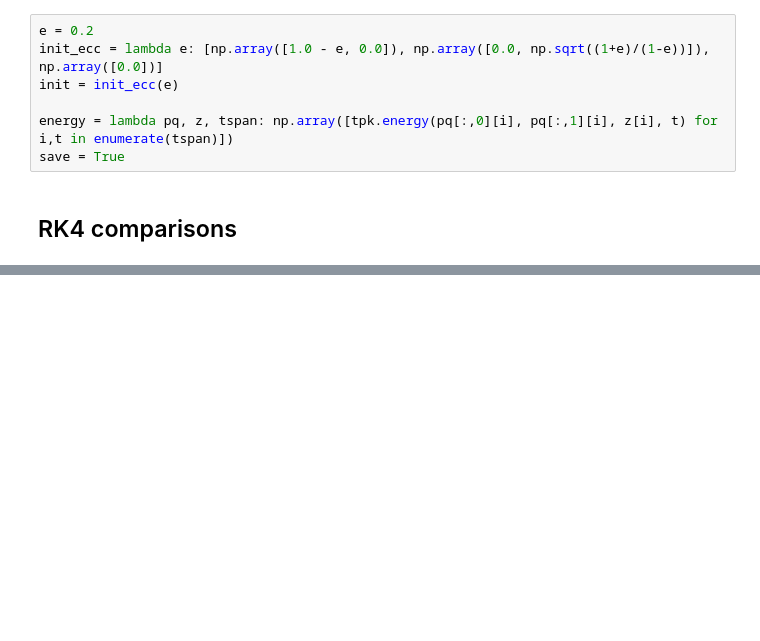
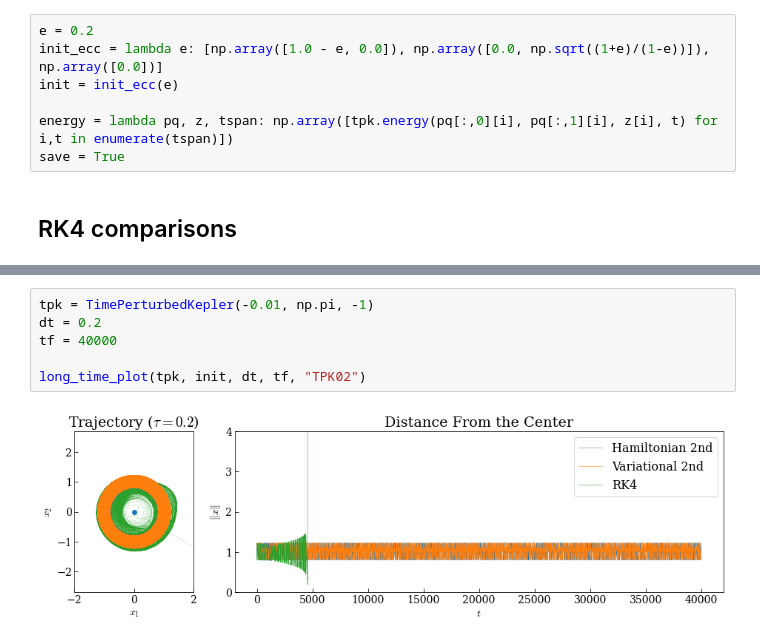
Before and after one commit to mseri/gsi2021, a Jupyter notebook: The Time-Perturbed Kepler model.ipynb, the cells around one changed output, grey strips where cells are left out. Saved outputs shown, nothing was run; the diff lists cells and outputs as text; blank space fills up the shorter version.

```diff
--- a/The Time-Perturbed Kepler model.ipynb
+++ b/The Time-Perturbed Kepler model.ipynb
@@ -181,0 +193,8 @@ for (p0, q0, s0) in [init]:
+# %%
+tpk = TimePerturbedKepler(-0.01, np.pi, -1)
+dt = 0.2
+tf = 40000
+
+long_time_plot(tpk, init, dt, tf, "TPK02")
+# %% [output]
+[figure, added]
```
Also changed, not shown: parts of 9 cells of this notebook, 5 other files.
